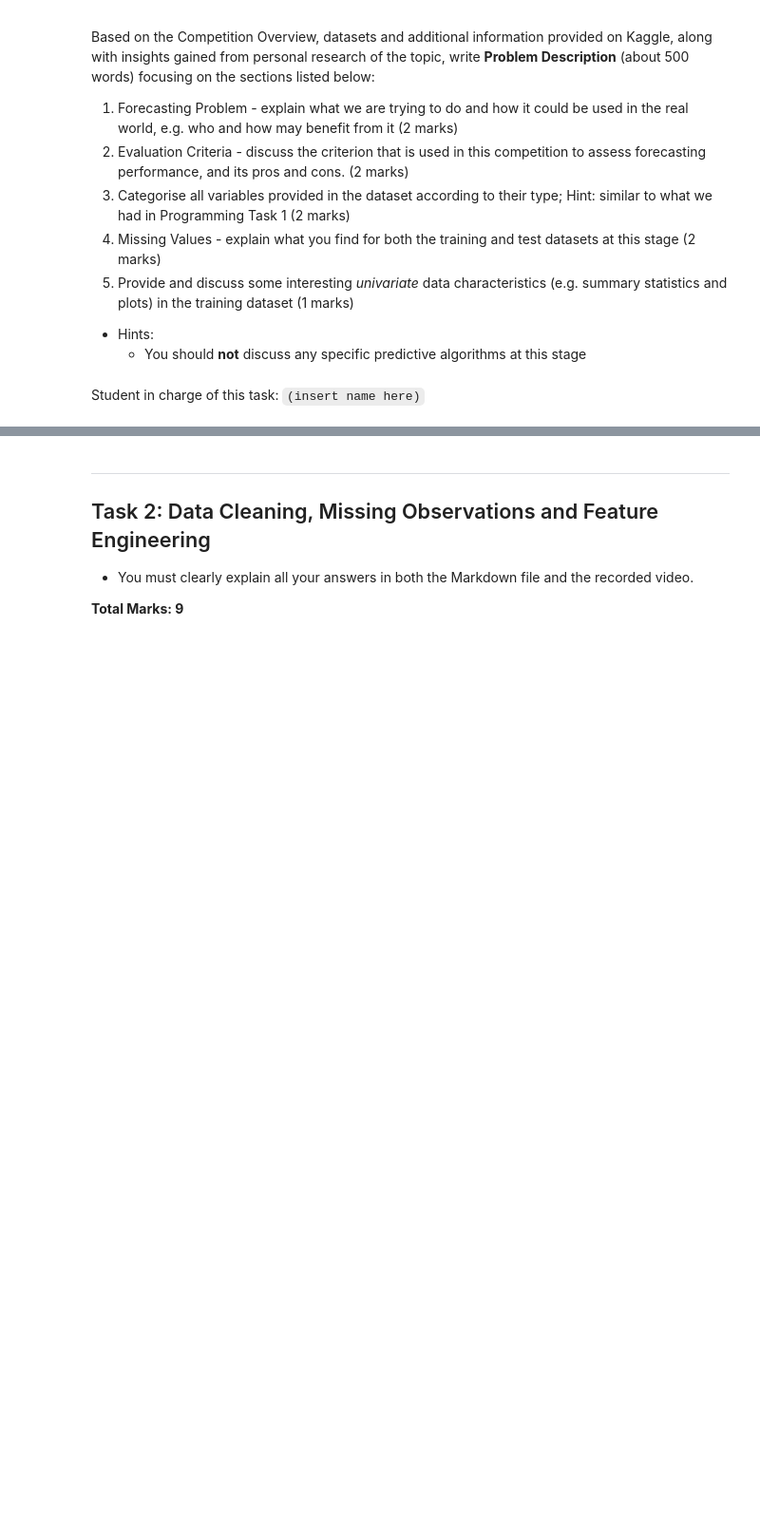
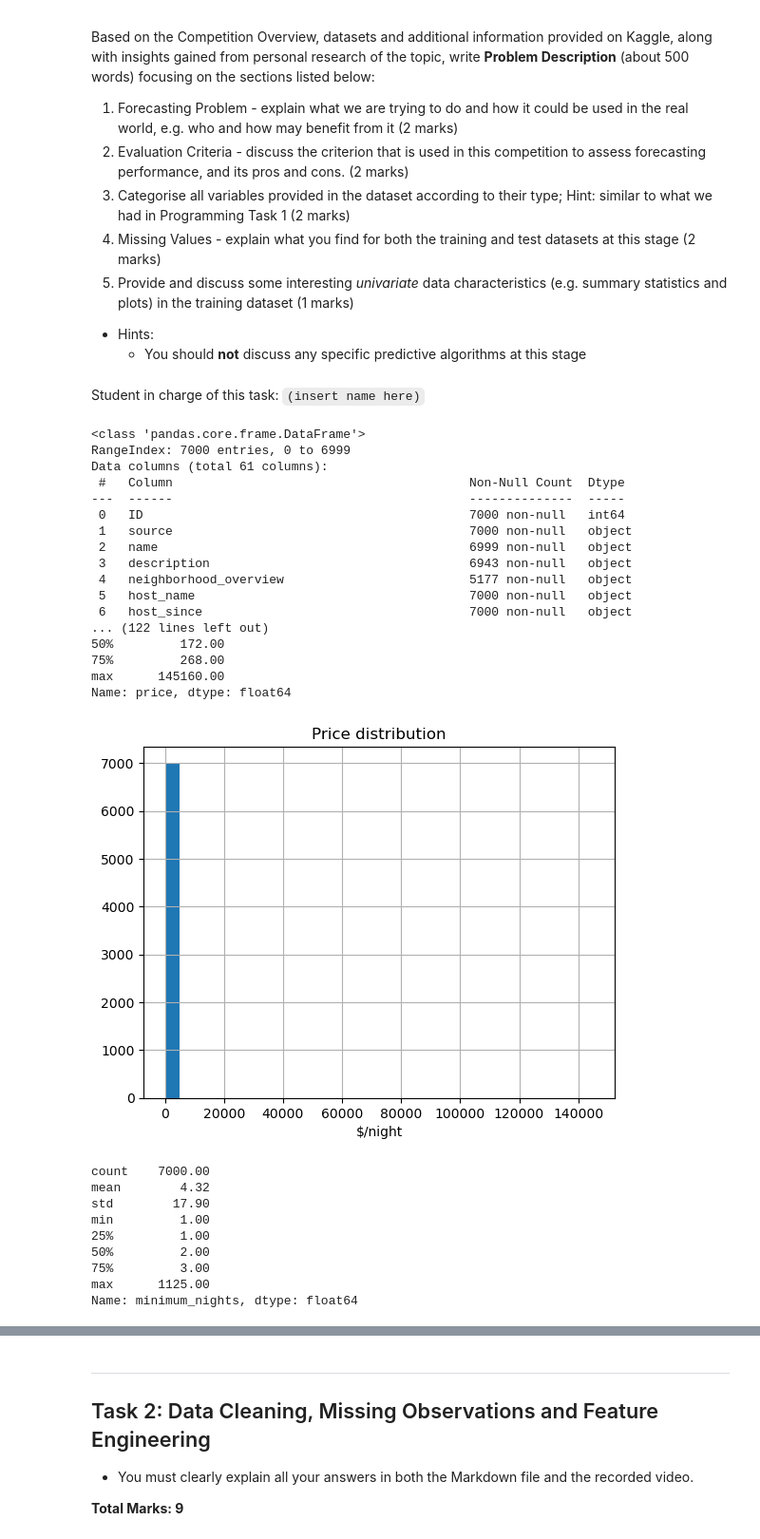
Before and after one commit to MustafaKhan7/BUSA3020_Project, a Jupyter notebook: Group-Project-S1-2025.ipynb, the cells around one changed output, grey strips where cells are left out. Shown at 95% size. Saved outputs shown, nothing was run; the diff lists cells and outputs as text; code cells hidden in the pictures; blank space fills up the shorter version.

```diff
--- a/Group-Project-S1-2025.ipynb
+++ b/Group-Project-S1-2025.ipynb
@@ -75,3 +75,59 @@ Based on the Competition Overview, datasets and additional information provided
     - You should **not** discuss any specific predictive algorithms at this stage
 # %% [markdown]
 Student in charge of this task: `(insert name here)`
+# %%
+import pandas as pd
+
+# Load each CSV into its own DataFrame variable
+train = pd.read_csv("train.csv")
+test  = pd.read_csv("test.csv")
+meta  = pd.read_csv("metaData.csv")
+
+train.info()
+
+for col in train.columns:
+    print(col)
+
+import matplotlib.pyplot as plt
+
+# 1) Load
+train = pd.read_csv("train.csv")
+train["price"] = train["price"].str.replace(r'[\$,]', '', regex=True).astype(float)
+
+# 2) Price summary + histogram
+print(train["price"].describe().round(2))
+train["price"].hist(bins=30)
+plt.title("Price distribution"); plt.xlabel("$/night"); plt.show()
+
+# 3) Minimum nights summary + histogram
+print(train["minimum_nights"].describe().round(2))
+train["minimum_nights"].hist(bins=30)
+plt.title("Minimum nights"); plt.xlabel("Nights"); plt.show()
+# %% [output]
+<class 'pandas.core.frame.DataFrame'>
+RangeIndex: 7000 entries, 0 to 6999
+Data columns (total 61 columns):
+ #   Column                                        Non-Null Count  Dtype
+---  ------                                        --------------  -----
+ 0   ID                                            7000 non-null   int64
+ 1   source                                        7000 non-null   object
+ 2   name                                          6999 non-null   object
+ 3   description                                   6943 non-null   object
+ 4   neighborhood_overview                         5177 non-null   object
+ 5   host_name                                     7000 non-null   object
+ 6   host_since                                    7000 non-null   object
+... (122 lines left out)
+50%         172.00
+75%         268.00
+max      145160.00
+Name: price, dtype: float64
+[figure, added]
+count    7000.00
+mean        4.32
+std        17.90
+min         1.00
+25%         1.00
+50%         2.00
+75%         3.00
+max      1125.00
+Name: minimum_nights, dtype: float64
```
Also changed, not shown: parts of 7 cells of this notebook.
